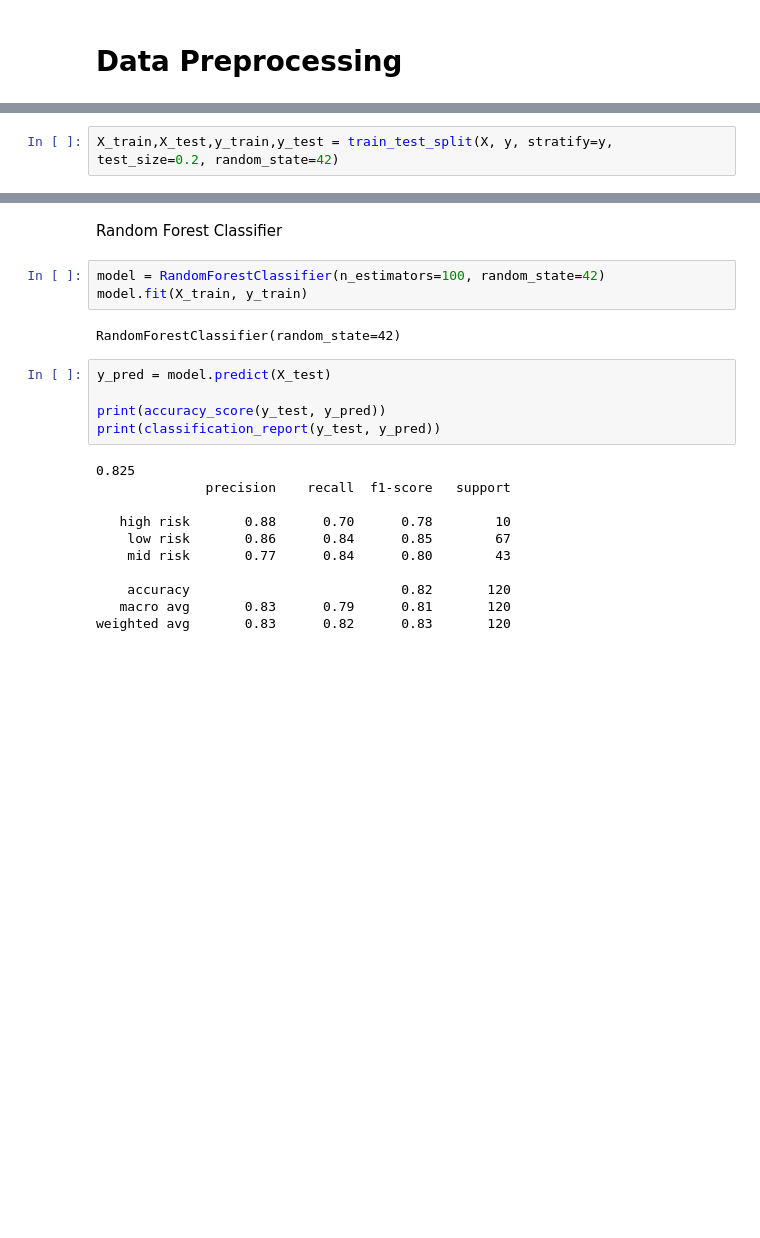
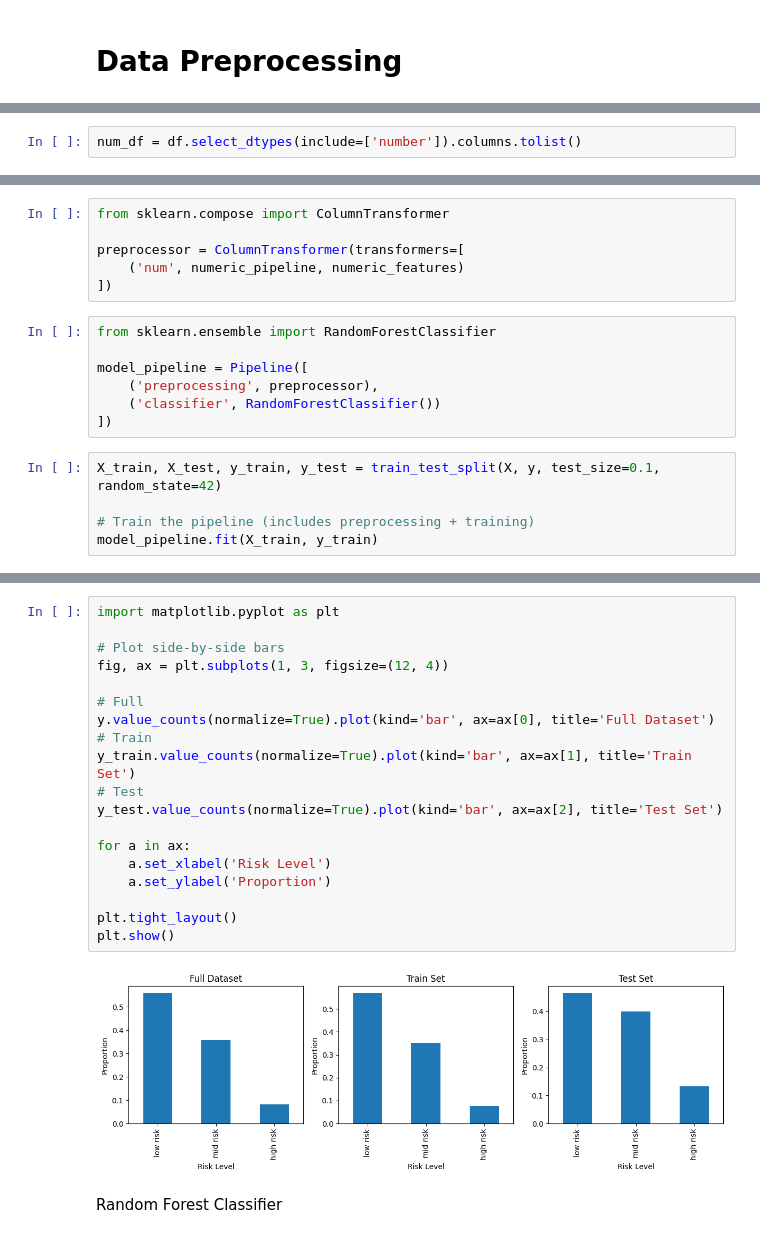
Before and after one commit to shyam007-srec/Sonar-Rock-vs-Mine-Prediction---Machine-Learning-Project, a Jupyter notebook: structural-health-monitoring-using-iot-and-ml.ipynb, the cells around one changed output, grey strips where cells are left out. Drawn from its saved outputs; the diff is of its cells as text; blank space fills up the shorter version.

```diff
--- a/structural-health-monitoring-using-iot-and-ml.ipynb
+++ b/structural-health-monitoring-using-iot-and-ml.ipynb
@@ -126 +137,3 @@ sns.boxplot(data=df.select_dtypes(include=['float64','int64']))
+# %%
+num_df = df.select_dtypes(include=['number']).columns.tolist()
 # %%
@@ -129,2 +169,18 @@ y = df["RiskLevel"]
+# %%
+from sklearn.compose import ColumnTransformer
+
+preprocessor = ColumnTransformer(transformers=[
+    ('num', numeric_pipeline, numeric_features)
+])
+# %%
+from sklearn.ensemble import RandomForestClassifier
+
+model_pipeline = Pipeline([
+    ('preprocessing', preprocessor),
+    ('classifier', RandomForestClassifier())
+])
 # %%
-X_train,X_test,y_train,y_test = train_test_split(X, y, stratify=y, test_size=0.2, random_state=42)
+X_train, X_test, y_train, y_test = train_test_split(X, y, test_size=0.1, random_state=42)
+
+# Train the pipeline (includes preprocessing + training)
+model_pipeline.fit(X_train, y_train)
@@ -133,26 +238,26 @@ X_train,X_test,y_train,y_test = train_test_split(X, y, stratify=y, test_size=0.2
+# %%
+import matplotlib.pyplot as plt
+
+# Plot side-by-side bars
+fig, ax = plt.subplots(1, 3, figsize=(12, 4))
+
+# Full
+y.value_counts(normalize=True).plot(kind='bar', ax=ax[0], title='Full Dataset')
+# Train
+y_train.value_counts(normalize=True).plot(kind='bar', ax=ax[1], title='Train Set')
+# Test
+y_test.value_counts(normalize=True).plot(kind='bar', ax=ax[2], title='Test Set')
+
+for a in ax:
+    a.set_xlabel('Risk Level')
+    a.set_ylabel('Proportion')
+
+plt.tight_layout()
+plt.show()
+# %% [output]
+[figure, added]
 # %% [markdown]
 Random Forest Classifier
-# %%
-model = RandomForestClassifier(n_estimators=100, random_state=42)
-model.fit(X_train, y_train)
-# %% [output]
-RandomForestClassifier(random_state=42)
-# %%
-y_pred = model.predict(X_test)
-
-print(accuracy_score(y_test, y_pred))
-print(classification_report(y_test, y_pred))
-# %% [output]
-0.825
-              precision    recall  f1-score   support
-
-   high risk       0.88      0.70      0.78        10
-    low risk       0.86      0.84      0.85        67
-    mid risk       0.77      0.84      0.80        43
-
-    accuracy                           0.82       120
-   macro avg       0.83      0.79      0.81       120
-weighted avg       0.83      0.82      0.83       120
 # %%
 data = [35,	120,	60,	6.1,	98.0,	76]
 
```
Also changed, not shown: parts of 14 cells of this notebook.
